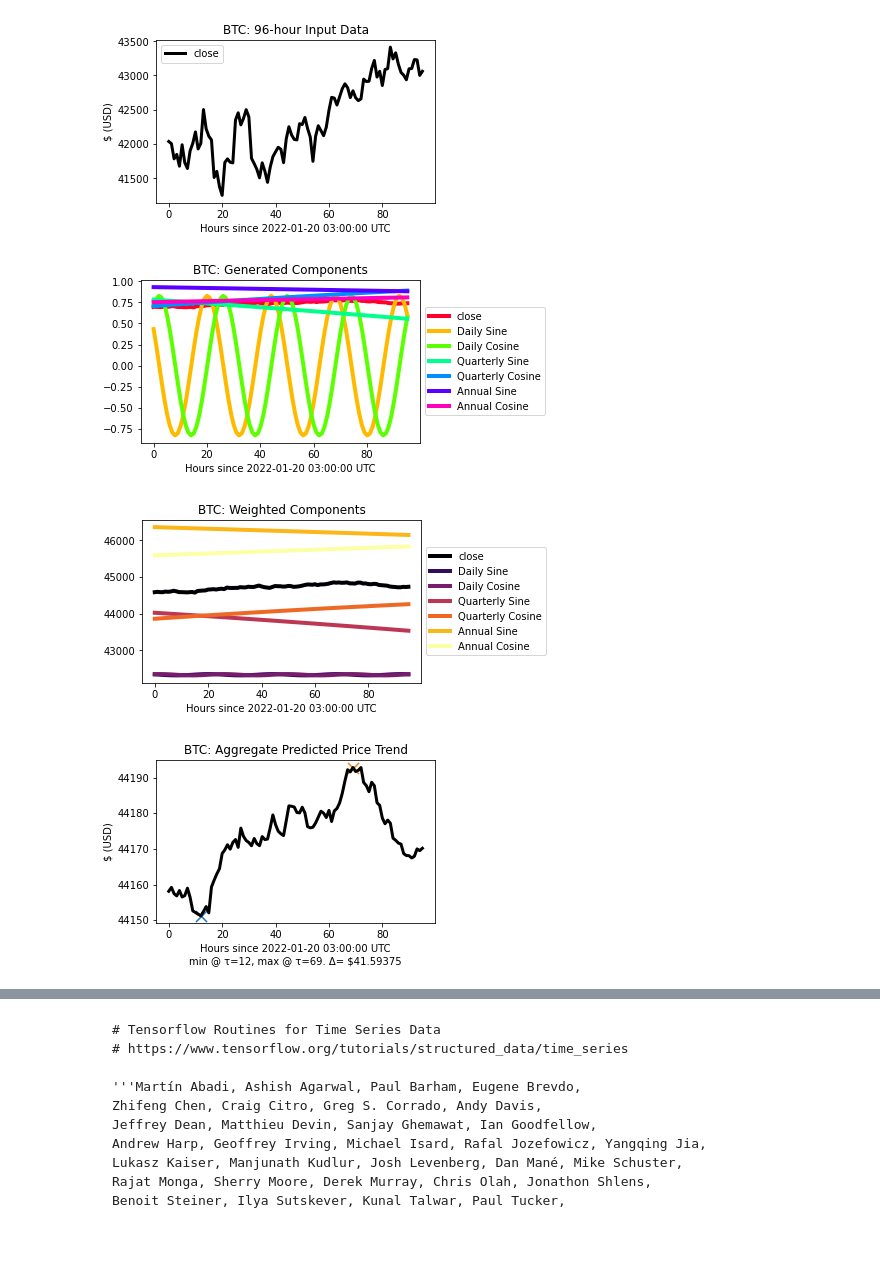
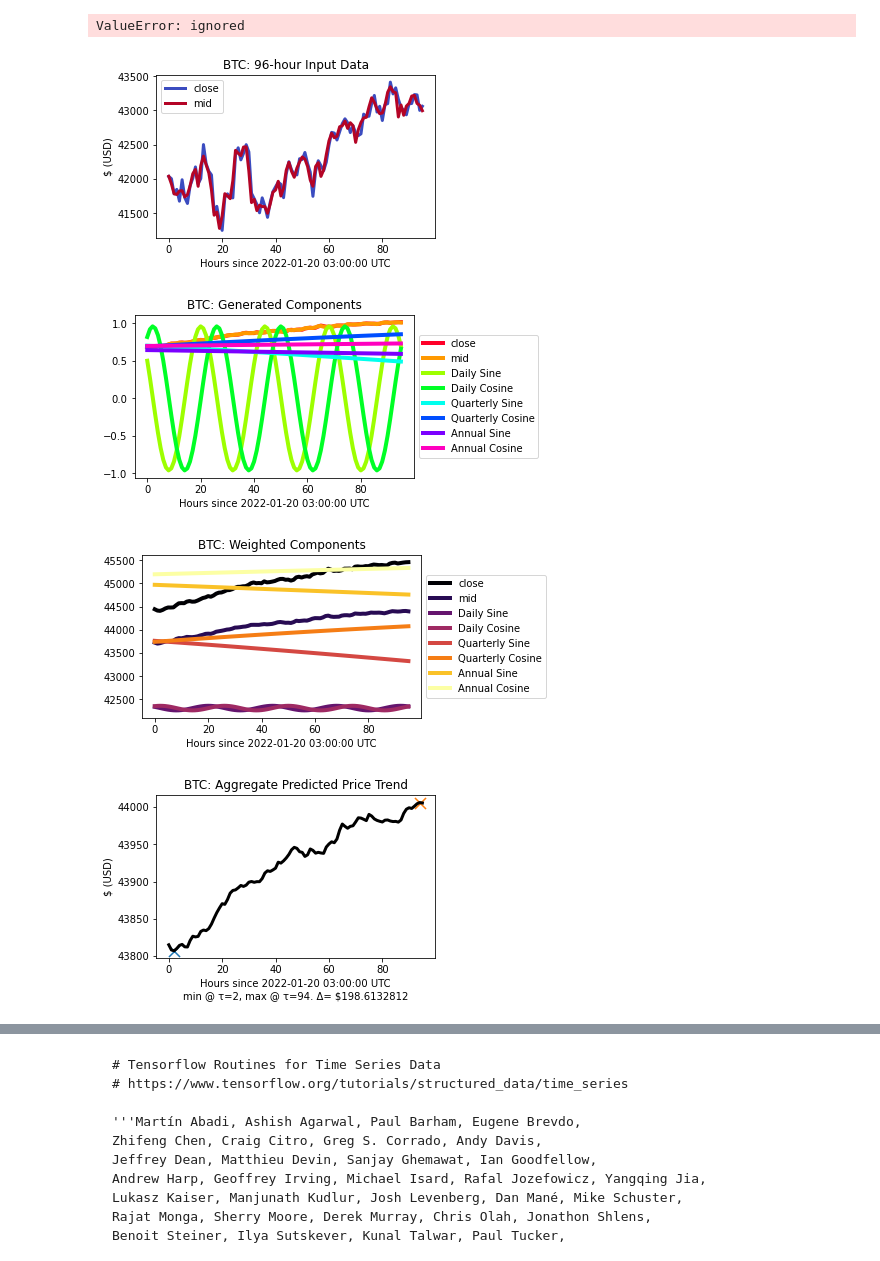
Before and after one commit to LaviJ/Cryptocurrency-Analysis, a Jupyter notebook: Machine Learning/model-predict.ipynb, the cells around one changed output, grey strips where cells are left out. Saved outputs shown, nothing was run; the diff lists cells and outputs as text; code cells hidden in the pictures.

```diff
--- a/Machine Learning/model-predict.ipynb
+++ b/Machine Learning/model-predict.ipynb
@@ -47,6 +47,7 @@ for symbol in symbols:
     df = df.drop('conversionSymbol', axis=1)
     df = df.drop('volumeto', axis=1)
     df = df.drop('volumefrom', axis=1)
+    df['mid'] = (df['high'] + df['low'])/2
     df = df.drop('open', axis=1)
     df = df.drop('high', axis=1)
     df = df.drop('low', axis=1)
@@ -72,17 +73,17 @@ for symbol in symbols:
     OUT_STEPS = 96
 
     # Show the input data
-    df.plot(legend=True, figsize=(5,3), xlabel='Hours since '+firsttime+' UTC', ylabel='$ (USD)', color='k', title=symbol+': 96-hour Input Data', lw=3)
+    df.plot(legend=True, figsize=(5,3), xlabel='Hours since '+firsttime+' UTC', ylabel='$ (USD)', colormap='coolwarm', title=symbol+': 96-hour Input Data', lw=3)
     plt.savefig('pngs/'+symbol+'in.png',bbox_inches='tight',dpi=150)
 
-    # Adapt input array dimensions to fit trained model shape [None, 96, 7] 96 points of 7 dimensional data (1 price point, 6 periodic waveforms)
+    # Adapt input array dimensions to fit trained model shape [None, 96, 8] 96 points of 8 dimensional data (2 price points, 6 periodic waveforms)
 
     # normalize dataset with MinMaxScaler
 
     scaler = MinMaxScaler(feature_range=(-1, 1))
 
     df['close']  = scaler.fit_transform(np.array(df['close']).reshape(-1, 1))
-
+    df['mid']  = scaler.fit_transform(np.array(df['mid']).reshape(-1, 1))
     df['Daily Sine']=df['Daily Cosine']=df['Quarterly Sine']=df['Quaterly Cosine']= df['Annual Sine']=df['Annual Cosine']=df['close']
 
     answer=pd.DataFrame()
@@ -92,7 +93,7 @@ for symbol in symbols:
     for iter in range(96):
       x = tf.convert_to_tensor( df[:] )
       x = tf.expand_dims(x, 0, name="inputs")
-      x = tf.ensure_shape(x, [1, 96, 7])
+      x = tf.ensure_shape(x, [1, 96, 8])
       with tf.device('/device:GPU:0'):
         answer = pd.DataFrame(themodel.predict(x,False)[0])
 
@@ -100,7 +101,7 @@ for symbol in symbols:
     final = pd.DataFrame( )
     final = answer
     # Show the raw componenet output
-    final.columns = [ 'close','Daily Sine','Daily Cosine','Quarterly Sine','Quarterly Cosine','Annual Sine','Annual Cosine']
+    final.columns = [ 'close','mid','Daily Sine','Daily Cosine','Quarterly Sine','Quarterly Cosine','Annual Sine','Annual Cosine']
     final.plot(legend=True, figsize=(5,3), xlabel='Hours since '+firsttime+' UTC', colormap='gist_rainbow', title=symbol+': Generated Components', lw=4)
     plt.legend(loc='center left', bbox_to_anchor=(1.0, 0.5))
     plt.savefig('pngs/'+symbol+'raw.png',bbox_inches='tight',dpi=150)
@@ -108,41 +109,43 @@ for symbol in symbols:
     # Apply Weights and Denormalize
 
     final['close'] =  scaler.inverse_transform(np.array(final['close']*3).reshape(-1, 1))
-    final['Daily Sine'] =  scaler.inverse_transform(np.array(final['Daily Sine']*.02).reshape(-1, 1))
-    final['Daily Cosine'] =  scaler.inverse_transform(np.array(final['Daily Cosine']*.02).reshape(-1, 1))
+    final['mid'] =  scaler.inverse_transform(np.array(final['mid']*2).reshape(-1, 1))
+    final['Daily Sine'] =  scaler.inverse_transform(np.array(final['Daily Sine']*.05).reshape(-1, 1))
+    final['Daily Cosine'] =  scaler.inverse_transform(np.array(final['Daily Cosine']*.05).reshape(-1, 1))
     final['Quarterly Sine'] =  scaler.inverse_transform(np.array(final['Quarterly Sine']*2).reshape(-1, 1))
     final['Quarterly Cosine'] =  scaler.inverse_transform(np.array(final['Quarterly Cosine']*2).reshape(-1, 1))
     final['Annual Sine'] =  scaler.inverse_transform(np.array(final['Annual Sine']*4).reshape(-1, 1))
     final['Annual Cosine'] =  scaler.inverse_transform(np.array(final['Annual Cosine']*4).reshape(-1, 1))
 
-    # Show the raw componenet output
-    final.columns = [ 'close','Daily Sine','Daily Cosine','Quarterly Sine','Quarterly Cosine','Annual Sine','Annual Cosine']
+    # Show the weighted componenet output
+    final.columns = [ 'close','mid','Daily Sine','Daily Cosine','Quarterly Sine','Quarterly Cosine','Annual Sine','Annual Cosine']
     final.plot(legend=True, figsize=(5,3), xlabel='Hours since '+firsttime+' UTC', colormap='inferno', title=symbol+': Weighted Components', lw=4)
     plt.legend(loc='center left', bbox_to_anchor=(1.0, 0.5))
-    plt.savefig('pngs/'+symbol+'raw.png',bbox_inches='tight',dpi=150)
+    plt.savefig('pngs/'+symbol+'w8s.png',bbox_inches='tight',dpi=150)
 
     agg = np.ones(96)
     for i in range(96):
       agg[i] = np.mean(final.iloc[i])
     # Plot the aggregate prediction
     a=pd.DataFrame()
     a=pd.DataFrame( agg)
 
     ymin = float(np.min(a))
     xmin = int(np.where(a == ymin)[0][0])
     ymax = float(np.max(a))
     xmax = int(np.where(a == ymax)[0][0])
     if xmin < xmax :
         a.plot(legend=False, figsize=(5,3), xlabel='Hours since '+firsttime+' UTC\nmin @ \u03C4='+str(xmin)+', max @ \u03C4='+str(xmax)+'. \u0394= $'+str(round(ymax-ymin,7)), ylabel='$ (USD)', color='k', title=symbol+": Aggregate Predicted Price Trend", lw=3)
     else:
         a.plot(legend=False, figsize=(5,3), xlabel='Hours since '+firsttime+' UTC\nmax @ \u03C4='+str(xmax)+', min @ \u03C4='+str(xmin)+'. \u0394= $\u2212'+str(abs(round(ymin-ymax,7))), ylabel='$ (USD)', color='k', title=symbol+": Aggregate Predicted Price Trend", lw=3)
 
     plt.gca().scatter(xmin, ymin, s=123, marker='x')
     plt.gca().scatter(xmax, ymax, s=123, marker='x')
     plt.gca().yaxis.set_major_formatter(FormatStrFormatter('%g'))
     plt.savefig('pngs/'+symbol+'out.png', bbox_inches='tight', dpi=150)
 # %% [output]
+ValueError: ignored
-[figure, old version]
+[figure, new version]
-[figure, old version]
+[figure, new version]
-[figure, old version]
+[figure, new version]
-[figure, old version]
+[figure, new version]
```
Also changed, not shown: parts of 1 cell of this notebook.
